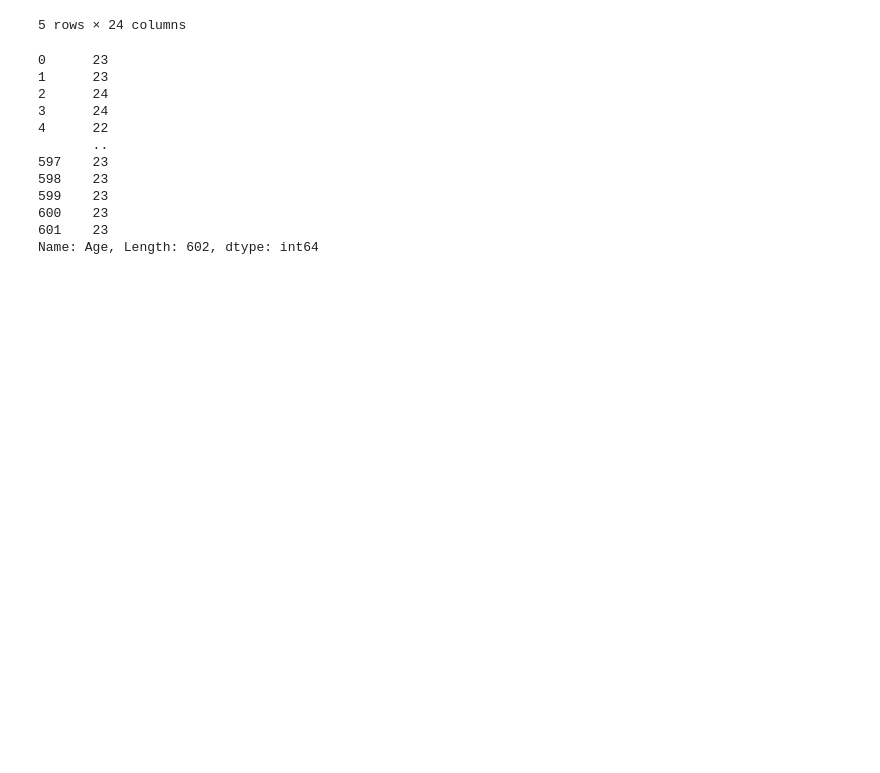
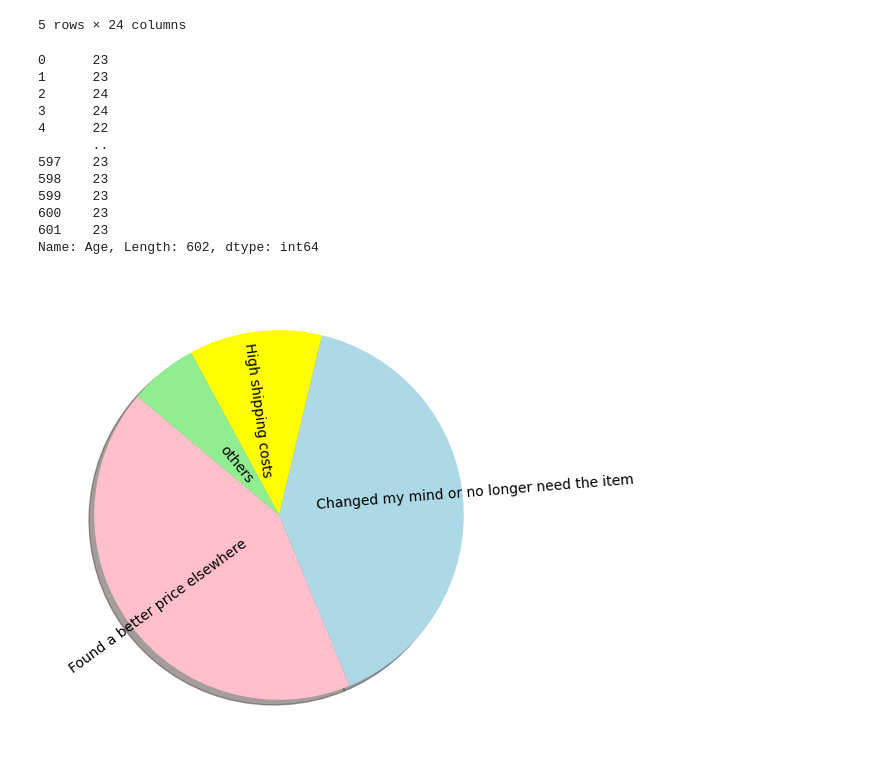
Before and after one commit to bgroble/Project1-G5, a Jupyter notebook: Amazon_Code_Group5 copy.ipynb, the cells around one changed output. Cells and saved outputs as stored; diff of their text form; code cells hidden in the pictures; blank space fills up the shorter version.

Commit message:
This is the work for the cart completion question

```diff
--- a/Amazon_Code_Group5 copy.ipynb
+++ b/Amazon_Code_Group5 copy.ipynb
@@ -54,3 +54,13 @@ Name: Age, Length: 602, dtype: int64
 # group the ages and compare group sizes - population is skewed very young, maybe binning?
 # %%
 # Question 2: Investigate top factors for cart abandonment – Kyle
+abandon_counts= amazon_df["Cart_Abandonment_Factors"].value_counts()
+#, autopct="%1.1f%%"
+colors = ["pink", "lightblue", "yellow", "lightgreen", 'orange']
+count_chart = abandon_counts.plot(kind='pie', figsize=(6,6), colors=colors, shadow=True,
+                                  startangle=140, rotatelabels=True, labeldistance=0.20)
+plt.ylabel("")
+plt.show()
+plt.tight_layout()
+# %% [output]
+[figure, added]
```
Also changed, not shown: parts of 2 cells of this notebook.
